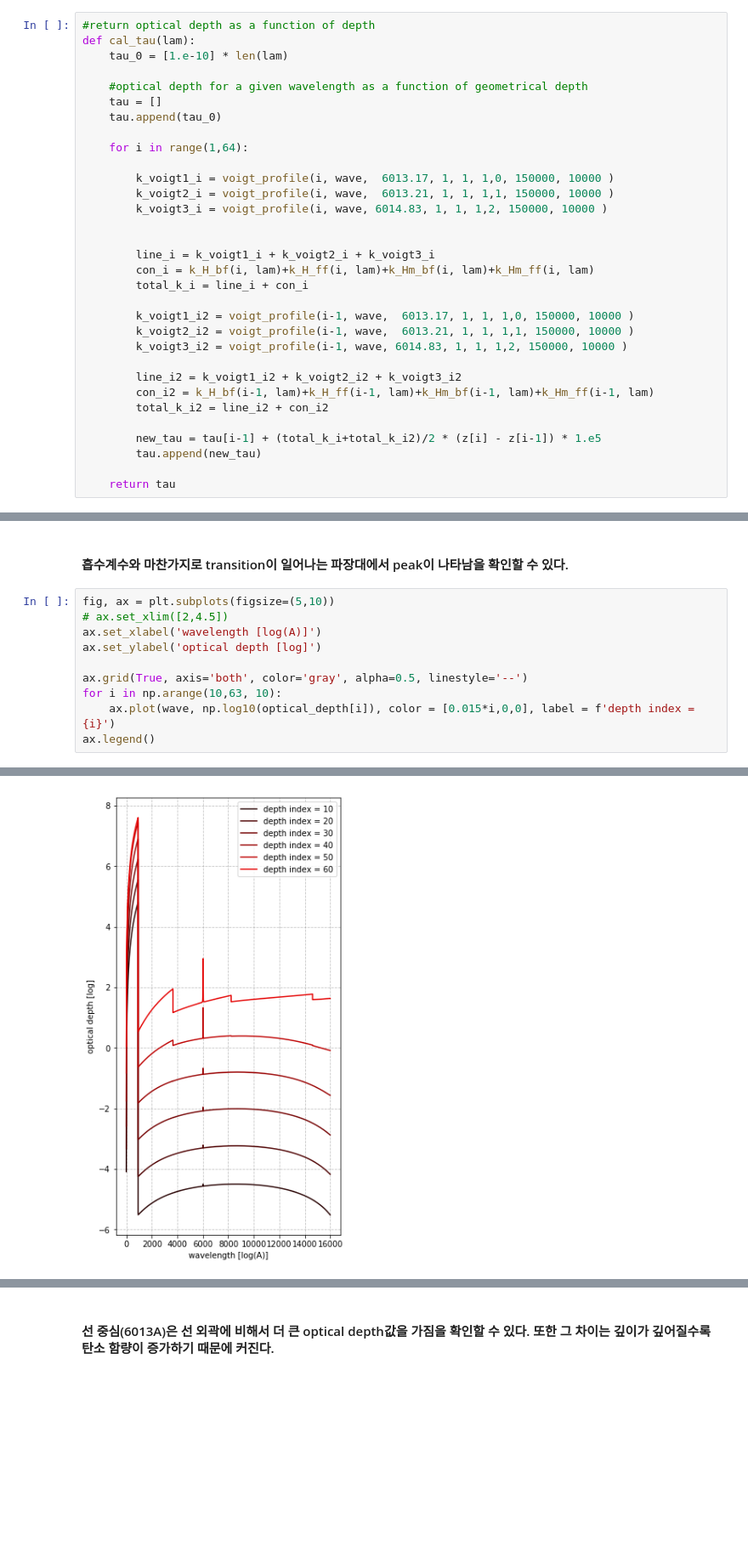
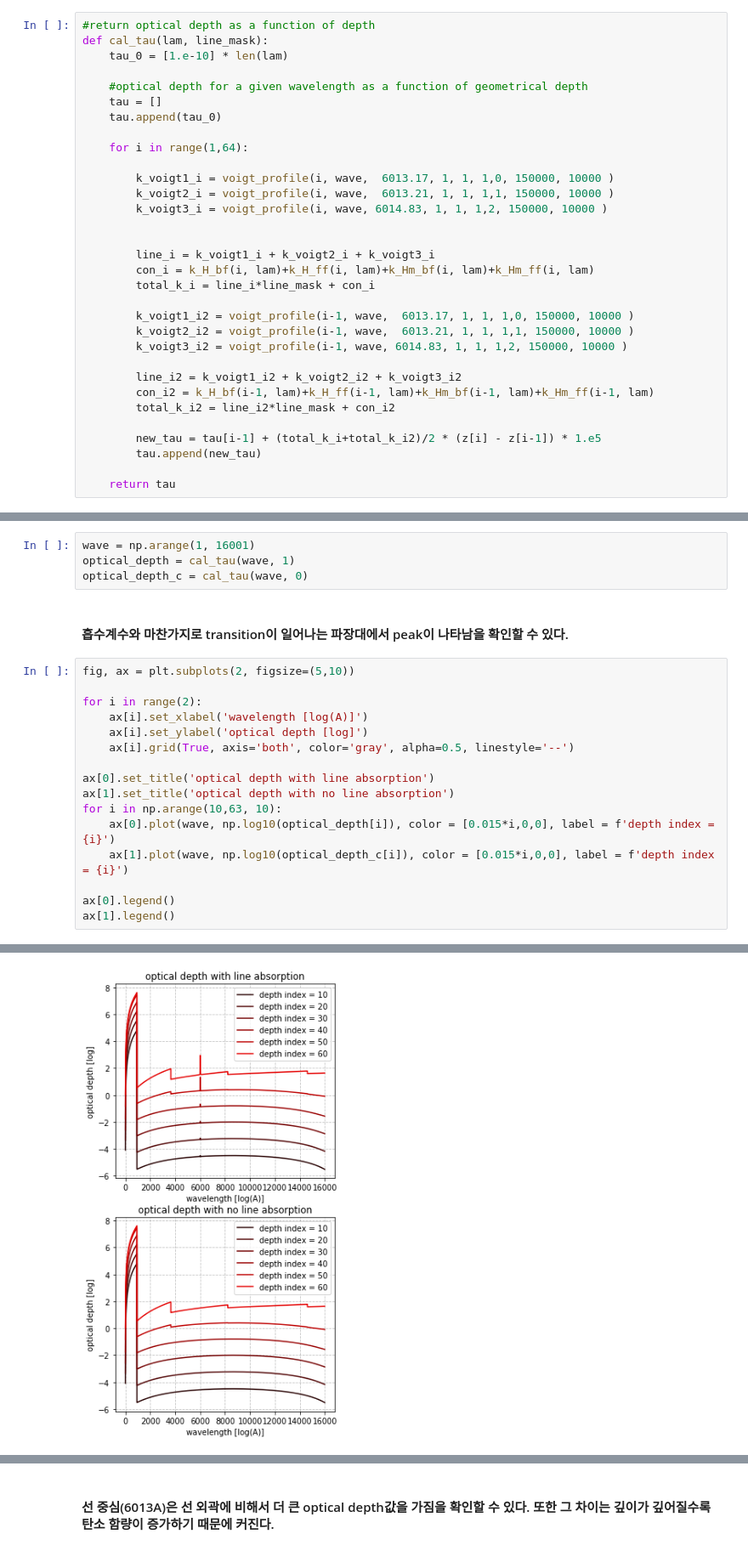
Before and after one commit to eunheeko/stellar_astrophysics, a Jupyter notebook: continuum_hw_ver.ipynb, the cells around one changed output, grey strips where cells are left out. Shown at 85% size. Saved outputs shown, nothing was run; the diff lists cells and outputs as text; blank space fills up the shorter version.

```diff
--- a/continuum_hw_ver.ipynb
+++ b/continuum_hw_ver.ipynb
@@ -534,7 +534,7 @@ axs.legend()
 ### 3. 선 중심과 선 외곽에서 깊이의 함수로 optical depth 구하기
 # %%
 #return optical depth as a function of depth
-def cal_tau(lam):
+def cal_tau(lam, line_mask):
     tau_0 = [1.e-10] * len(lam)
 
     #optical depth for a given wavelength as a function of geometrical depth
@@ -550,7 +550,7 @@ def cal_tau(lam):
 
         line_i = k_voigt1_i + k_voigt2_i + k_voigt3_i
         con_i = k_H_bf(i, lam)+k_H_ff(i, lam)+k_Hm_bf(i, lam)+k_Hm_ff(i, lam)
-        total_k_i = line_i + con_i
+        total_k_i = line_i*line_mask + con_i
 
         k_voigt1_i2 = voigt_profile(i-1, wave,  6013.17, 1, 1, 1,0, 150000, 10000 )
         k_voigt2_i2 = voigt_profile(i-1, wave,  6013.21, 1, 1, 1,1, 150000, 10000 )
@@ -558,7 +558,7 @@ def cal_tau(lam):
 
         line_i2 = k_voigt1_i2 + k_voigt2_i2 + k_voigt3_i2
         con_i2 = k_H_bf(i-1, lam)+k_H_ff(i-1, lam)+k_Hm_bf(i-1, lam)+k_Hm_ff(i-1, lam)
-        total_k_i2 = line_i2 + con_i2
+        total_k_i2 = line_i2*line_mask + con_i2
 
         new_tau = tau[i-1] + (total_k_i+total_k_i2)/2 * (z[i] - z[i-1]) * 1.e5
         tau.append(new_tau)
@@ -569,16 +567,26 @@ optical_depth = cal_tau(wave)
+# %%
+wave = np.arange(1, 16001)
+optical_depth = cal_tau(wave, 1)
+optical_depth_c = cal_tau(wave, 0)
 # %% [markdown]
 #### 흡수계수와 마찬가지로 transition이 일어나는 파장대에서 peak이 나타남을 확인할 수 있다.
 # %%
-fig, ax = plt.subplots(figsize=(5,10))
-# ax.set_xlim([2,4.5])
-ax.set_xlabel('wavelength [log(A)]')
-ax.set_ylabel('optical depth [log]')
+fig, ax = plt.subplots(2, figsize=(5,10))
 
-ax.grid(True, axis='both', color='gray', alpha=0.5, linestyle='--')
+for i in range(2):
+    ax[i].set_xlabel('wavelength [log(A)]')
+    ax[i].set_ylabel('optical depth [log]')
+    ax[i].grid(True, axis='both', color='gray', alpha=0.5, linestyle='--')
+
+ax[0].set_title('optical depth with line absorption')
+ax[1].set_title('optical depth with no line absorption')
 for i in np.arange(10,63, 10):
-    ax.plot(wave, np.log10(optical_depth[i]), color = [0.015*i,0,0], label = f'depth index = {i}')
-ax.legend()
+    ax[0].plot(wave, np.log10(optical_depth[i]), color = [0.015*i,0,0], label = f'depth index = {i}')
+    ax[1].plot(wave, np.log10(optical_depth_c[i]), color = [0.015*i,0,0], label = f'depth index = {i}')
+
+ax[0].legend()
+ax[1].legend()
 # %% [output]
 <matplotlib.legend.Legend at 0x...>
-[figure, old version]
+[figure, new version]
 # %%
```
Also changed, not shown: parts of 13 cells of this notebook.
